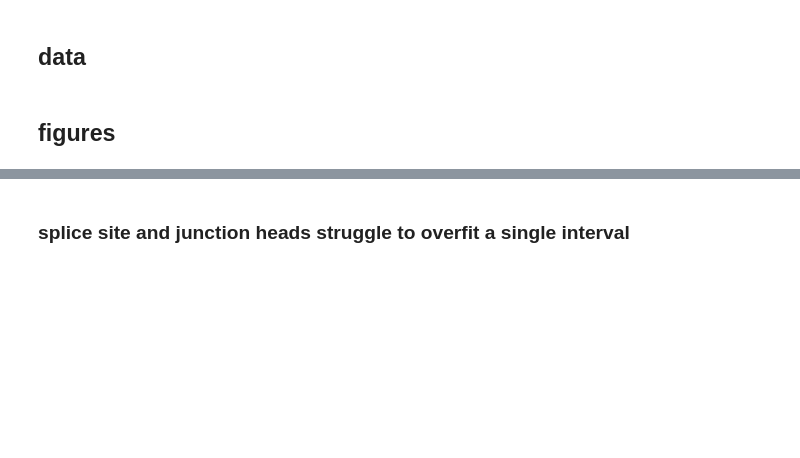
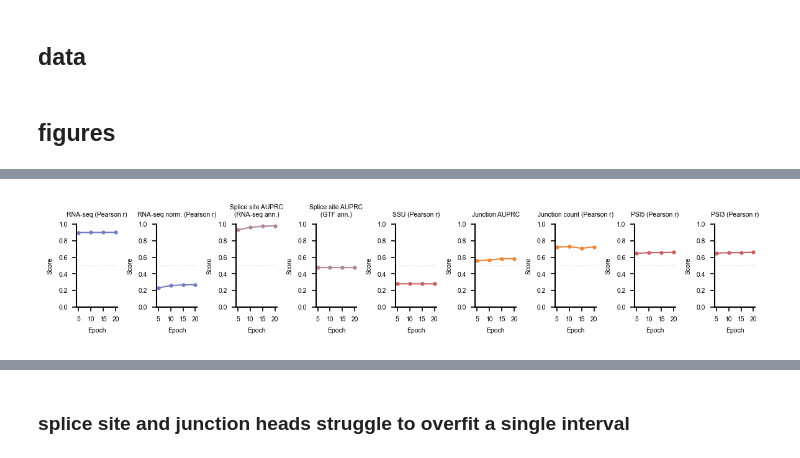
Before and after one commit to MiqG/alphagenome_finetuning_rna, a Jupyter notebook: figures/finetuning_full.ipynb, the cells around one changed output, grey strips where cells are left out. Drawn from its saved outputs; the diff is of its cells as text; code cells hidden in the pictures; blank space fills up the shorter version.

```diff
--- a/figures/finetuning_full.ipynb
+++ b/figures/finetuning_full.ipynb
@@ -43,5 +58,17 @@ logs_file = os.path.join(OUTPUT_DIR, "summary", "epoch_logs.parquet")
 # loads
 
 logs = pd.read_parquet(logs_file)
+preds = {k: pd.read_parquet(f) for k, f in pred_files.items()}
+# Load metrics across epochs
+metrics_epochs = []
+for run_name in RUNS_OI:
+    for epoch in EPOCHS_OI:
+        fpath = os.path.join(EVAL_DIR, run_name, "epoch{}".format(epoch), "metrics.parquet")
+        if os.path.exists(fpath):
+            df = pd.read_parquet(fpath)
+            df["run_name"] = run_name
+            df["epoch"] = epoch
+            metrics_epochs.append(df)
+metrics_epochs = pd.concat(metrics_epochs, ignore_index=True)
 # %% [markdown]
 ## figures
@@ -48,3 +77,70 @@ logs = pd.read_parquet(logs_file)
+# %%
+METRICS_OI = [
+    "gene_expr_raw_mean",
+    "gene_expr_norm_across_genes_mean",
+    "splice_site_auprc_macro_rnaseq",
+    "splice_site_auprc_macro_gtf",
+    "ssu_pearson_r_mean",
+    "junction_auprc_mean",
+    "junction_count_pearson_r_mean",
+    "psi5_pearson_r_mean",
+    "psi3_pearson_r_mean",
+]
+
+MAP_LABELS = {
+    "gene_expr_raw_mean": "RNA-seq (Pearson r)",
+    "gene_expr_norm_across_genes_mean": "RNA-seq norm. (Pearson r)",
+    "splice_site_auprc_macro_rnaseq": "Splice site AUPRC\n(RNA-seq ann.)",
+    "splice_site_auprc_macro_gtf": "Splice site AUPRC\n(GTF ann.)",
+    "ssu_pearson_r_mean": "SSU (Pearson r)",
+    "junction_auprc_mean": "Junction AUPRC",
+    "junction_count_pearson_r_mean": "Junction count (Pearson r)",
+    "psi5_pearson_r_mean": "PSI5 (Pearson r)",
+    "psi3_pearson_r_mean": "PSI3 (Pearson r)",
+}
+
+PAL_METRIC_GROUPS = {
+    "gene_expr": PAL_MODALITIES["rna_seq"],
+    "splice_site": PAL_MODALITIES["splice_site"],
+    "ssu_pearson": PAL_MODALITIES["splice_usage"],
+    "junction_auprc": PAL_MODALITIES["splice_junctions"],
+    "junction_count": PAL_MODALITIES["splice_junctions"],
+    "psi5_pearson": PAL_MODALITIES["splice_usage"],
+    "psi3_pearson": PAL_MODALITIES["splice_usage"],
+}
+
+x = (
+    metrics_epochs
+    .query("metric_name.isin(@METRICS_OI)")
+    .assign(label=lambda d: d["metric_name"].map(MAP_LABELS))
+    .assign(color=lambda d: d["metric_group"].map(PAL_METRIC_GROUPS))
+)
+
+n_metrics = len(METRICS_OI)
+fig, axes = plt.subplots(
+    1, n_metrics,
+    figsize=(n_metrics * 2.2 * cm, 4 * cm),
+    sharey=False,
+)
+
+for ax, metric_name in zip(axes, METRICS_OI):
+    sub = x.query("metric_name == @metric_name")
+    color = PAL_METRIC_GROUPS.get(sub["metric_group"].iloc[0], "gray")
+    ax.plot(sub["epoch"], sub["value"], color=color, linewidth=1, marker="o", markersize=2)
+    ax.set_title(MAP_LABELS[metric_name], fontsize=5)
+    ax.set_xlabel("Epoch", fontsize=5)
+    ax.set_ylabel("Score", fontsize=5)
+    ax.set_xticks(EPOCHS_OI)
+    ax.tick_params(labelsize=5)
+    ax.set_ylim(0, 1)
+    ax.axhline(0.5, color="lightgray", linestyle="--", linewidth=0.5, zorder=0)
+    sns.despine(ax=ax)
+
+plt.tight_layout()
+plt.savefig(os.path.join("pdfs", "evaluation_metrics.pdf"), bbox_inches="tight")
+plt.show()
+# %% [output]
+[figure, added]
 # %%
 logs.value_counts(["run_name"])
 # %% [output]
```
Also changed, not shown: parts of 13 cells of this notebook, 24 other files.
